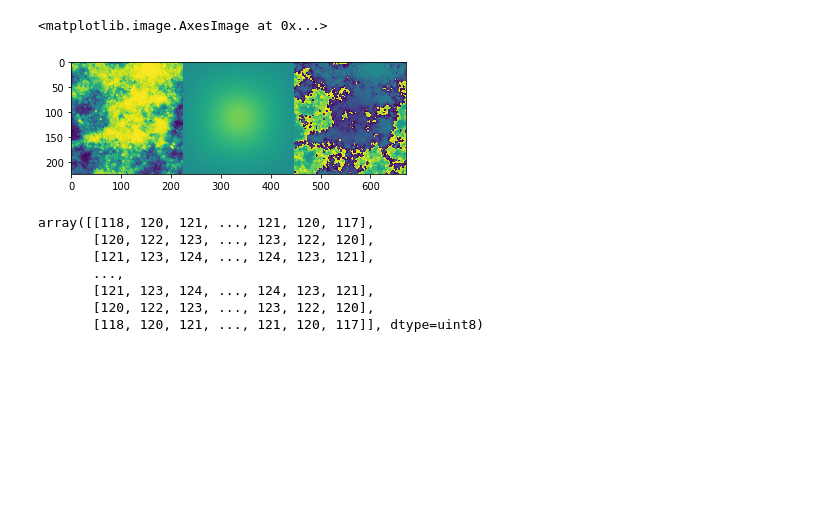
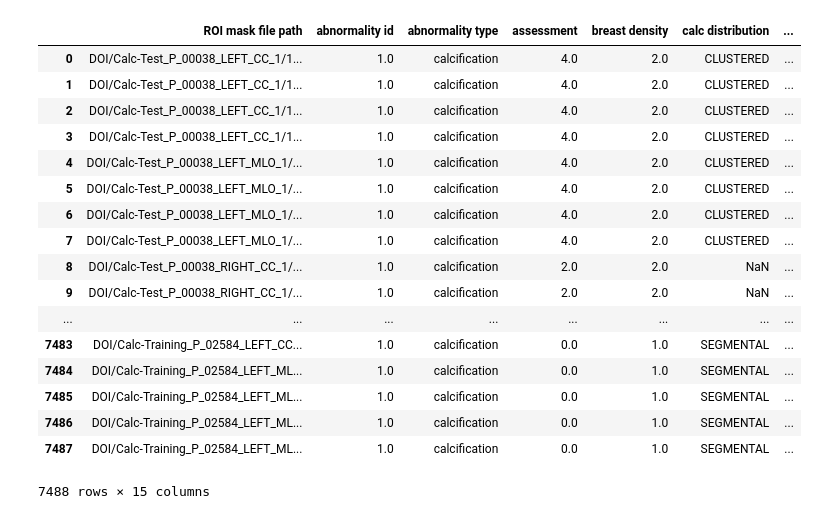
Before and after one commit to isados/breast-cancer-screening, a Jupyter notebook: test.ipynb, the cells around one changed output. Saved outputs shown, nothing was run; the diff lists cells and outputs as text; code cells hidden in the pictures; blank space fills up the shorter version.

Commit message:
Mean pixel calcutaion done

```diff
--- a/test.ipynb
+++ b/test.ipynb
@@ -9,6 +17,6 @@ import cv2
 # %%
 ## Load the original csv as labels_df
-pth=''
+pth='/media/sumanth/MY DRIVE/'
 cs1= pd.read_csv(pth+'calc_case_description_test_set.csv',index_col=False)
 cs2= pd.read_csv(pth+'calc_case_description_train_set.csv',index_col=False)
 cs3=pd.concat([cs1,cs2])
@@ -123,16 +149,27 @@ res=(img-avg).astype(np.uint8)
 
 #print('Image Array after subtracting mean',res)
 plt.imshow(np.hstack((img,avg,res)))
-# %% [output]
-<matplotlib.image.AxesImage at 0x...>
-[figure, removed]
-# %%
-avg
-# %% [output]
-array([[118, 120, 121, ..., 121, 120, 117],
-       [120, 122, 123, ..., 123, 122, 120],
-       [121, 123, 124, ..., 124, 123, 121],
-       ...,
-       [121, 123, 124, ..., 124, 123, 121],
-       [120, 122, 123, ..., 123, 122, 120],
-       [118, 120, 121, ..., 121, 120, 117]], dtype=uint8)
+# %%
+arr=newcsv.pixel_array
+avg=arr.apply(lambda x:x.astype(np.uint64)).mean().astype(np.uint8)
+newcsv1=newcsv.copy()
+newcsv1.pixel_array=newcsv.pixel_array-avg
+# %% [output]
+|  | ROI mask file path | abnormality id | abnormality type | assessment | breast density | calc distribution | ... |
+| 0 | DOI/Calc-Test_P_00038_LEFT_CC_1/1... | 1.0 | calcification | 4.0 | 2.0 | CLUSTERED | ... |
+| 1 | DOI/Calc-Test_P_00038_LEFT_CC_1/1... | 1.0 | calcification | 4.0 | 2.0 | CLUSTERED | ... |
+| 2 | DOI/Calc-Test_P_00038_LEFT_CC_1/1... | 1.0 | calcification | 4.0 | 2.0 | CLUSTERED | ... |
+| 3 | DOI/Calc-Test_P_00038_LEFT_CC_1/1... | 1.0 | calcification | 4.0 | 2.0 | CLUSTERED | ... |
+| 4 | DOI/Calc-Test_P_00038_LEFT_MLO_1/... | 1.0 | calcification | 4.0 | 2.0 | CLUSTERED | ... |
+| 5 | DOI/Calc-Test_P_00038_LEFT_MLO_1/... | 1.0 | calcification | 4.0 | 2.0 | CLUSTERED | ... |
+| 6 | DOI/Calc-Test_P_00038_LEFT_MLO_1/... | 1.0 | calcification | 4.0 | 2.0 | CLUSTERED | ... |
+| 7 | DOI/Calc-Test_P_00038_LEFT_MLO_1/... | 1.0 | calcification | 4.0 | 2.0 | CLUSTERED | ... |
+| 8 | DOI/Calc-Test_P_00038_RIGHT_CC_1/... | 1.0 | calcification | 2.0 | 2.0 | NaN | ... |
+| 9 | DOI/Calc-Test_P_00038_RIGHT_CC_1/... | 1.0 | calcification | 2.0 | 2.0 | NaN | ... |
+| ... | ... | ... | ... | ... | ... | ... | ... |
+| 7483 | DOI/Calc-Training_P_02584_LEFT_CC... | 1.0 | calcification | 0.0 | 1.0 | SEGMENTAL | ... |
+| 7484 | DOI/Calc-Training_P_02584_LEFT_ML... | 1.0 | calcification | 0.0 | 1.0 | SEGMENTAL | ... |
+| 7485 | DOI/Calc-Training_P_02584_LEFT_ML... | 1.0 | calcification | 0.0 | 1.0 | SEGMENTAL | ... |
+| 7486 | DOI/Calc-Training_P_02584_LEFT_ML... | 1.0 | calcification | 0.0 | 1.0 | SEGMENTAL | ... |
+| 7487 | DOI/Calc-Training_P_02584_LEFT_ML... | 1.0 | calcification | 0.0 | 1.0 | SEGMENTAL | ... |
+7488 rows × 15 columns
```
Also changed, not shown: parts of 5 cells of this notebook.
